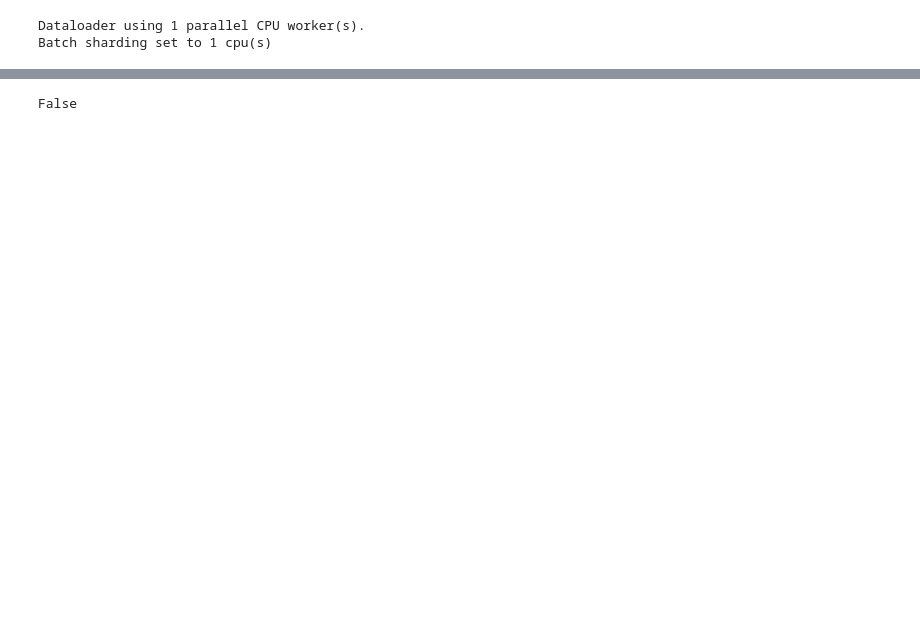
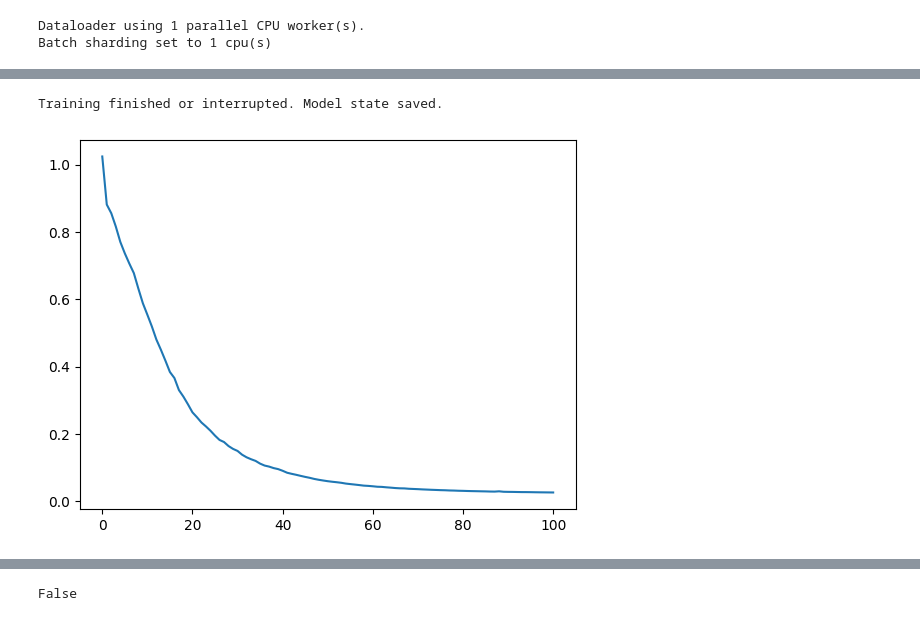
Before and after one commit to Fluvial-UMass/swot-ml, a Jupyter notebook: src/TAPTLSTM.ipynb, the cells around one changed output, grey strips where cells are left out. Saved outputs shown, nothing was run; the diff lists cells and outputs as text; code cells hidden in the pictures; blank space fills up the shorter version.

```diff
--- a/src/TAPTLSTM.ipynb
+++ b/src/TAPTLSTM.ipynb
@@ -15,14 +15,14 @@ importlib.reload(data)
 from data import TAPDataset, TAPDataLoader
 
 data_dir = Path("../data/wqp")
-basin_list_file = data_dir / "metadata" / "site_lists" / "sites_all.txt"
-# basin_list_file = data_dir / "metadata" / "site_lists" / "sites_ssc_area1000_n10.txt"
+# basin_list_file = data_dir / "metadata" / "site_lists" / "sites_all.txt"
+basin_list_file = data_dir / "metadata" / "site_lists" / "sites_turb_area1000_n10.txt"
 
 with open(basin_list_file, 'r') as file:
     basin_list = file.readlines()
     basin_list = [basin.strip() for basin in basin_list]
 
-# basin_list = basin_list[:100]
+# basin_list = np.random.choice(basin_list,100)
 
 data_args = {'data_dir': data_dir,
              'basin_list': basin_list,
@@ -35,7 +35,6 @@ data_args = {'data_dir': data_dir,
              'split_time': np.datetime64('2010-01-01'),
              'sequence_length': 30,
              'log_norm_cols': ['turbidity', 'grfr_q'],
-             'clip_target_to_zero': True,
-             'discharge_col': 'grfr_q'}
+             'clip_target_to_zero': True}
 
 dataset = TAPDataset(**data_args)
@@ -44,6 +51,14 @@ importlib.reload(models)
 importlib.reload(train)
 from models import TAPLSTM, EALSTM, LSTM
 from train import Trainer
+
+loader_args = {'shuffle': True,
+               'batch_size': 16,
+               'data_subset': 'pre-train',
+               'num_workers': 1,
+               'pin_memory': True}
+dataloader = TAPDataLoader(dataset, **loader_args)
+
 
 model_args = {'daily_in_size': len(data_args['features_dict']['daily']),
               'irregular_in_size': len(data_args['features_dict']['irregular']),
@@ -53,23 +68,15 @@ model_args = {'daily_in_size': len(data_args['features_dict']['daily']),
               'dropout': 0.4,
               'seed': 0}
 
-loader_args = {'shuffle': True,
-               'batch_size': 16,
-               'data_subset': 'train',
-               'num_workers': 1,
-               'pin_memory': True}
-dataloader = TAPDataLoader(dataset, **loader_args)
-
-num_epochs = 250
-# lr_schedule = optax.polynomial_schedule(0.01, 0.0001, 2, num_epochs)
-lr_schedule = optax.exponential_decay(0.01, num_epochs, 0.5)
-
+num_epochs = 100
+lr_schedule = optax.exponential_decay(0.01, num_epochs, 0.01)
 trainer_args = {'model_func': TAPLSTM,
                 'model_args': model_args,
                 'dataloader': dataloader,
                 'lr_schedule': lr_schedule,
                 'num_epochs': num_epochs,
                 'max_grad_norm': 2}
+
 trainer = Trainer(**trainer_args)
 trainer.start_training()
 # %% [output]
@@ -79 +88,3 @@ Batch sharding set to 1 cpu(s)
+Training finished or interrupted. Model state saved.
+[figure, added]
 # %%
```
Also changed, not shown: parts of 4 cells of this notebook, 3 other files.
